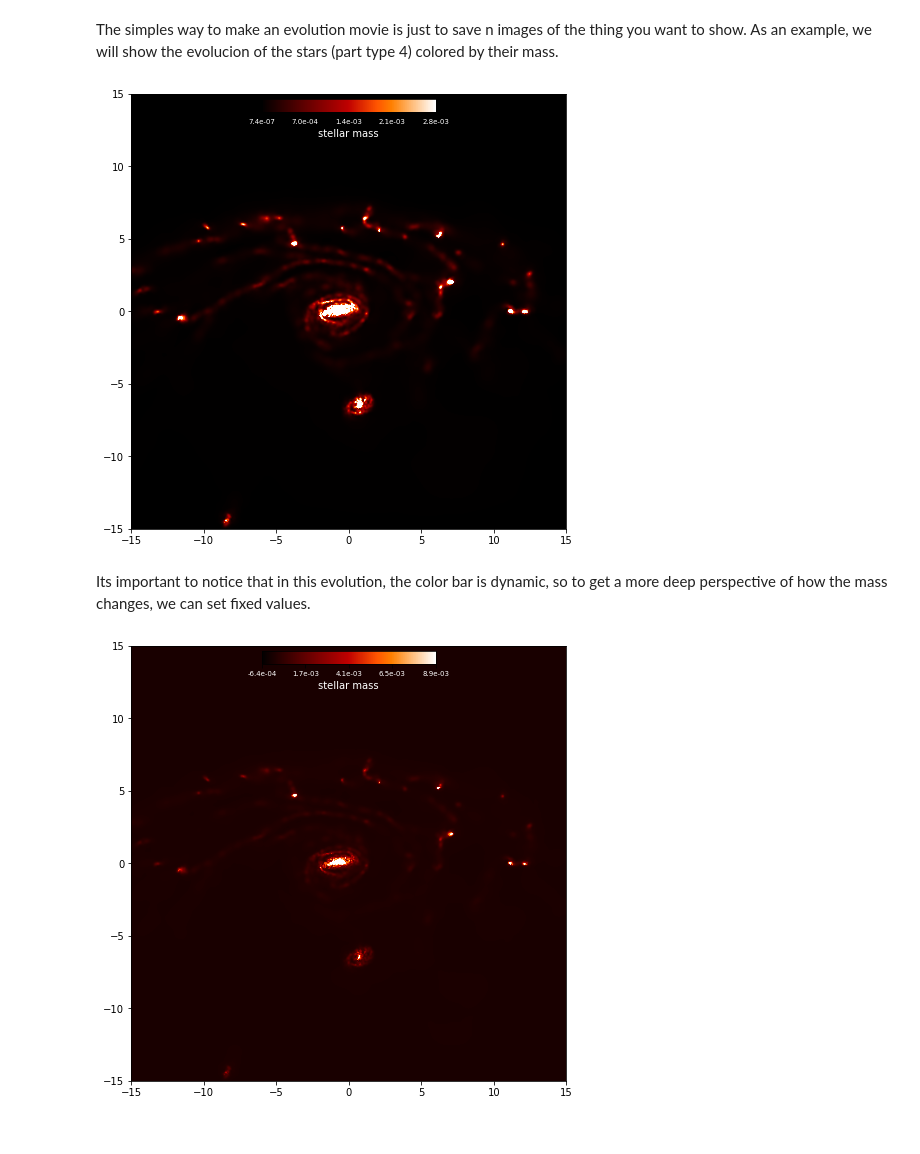
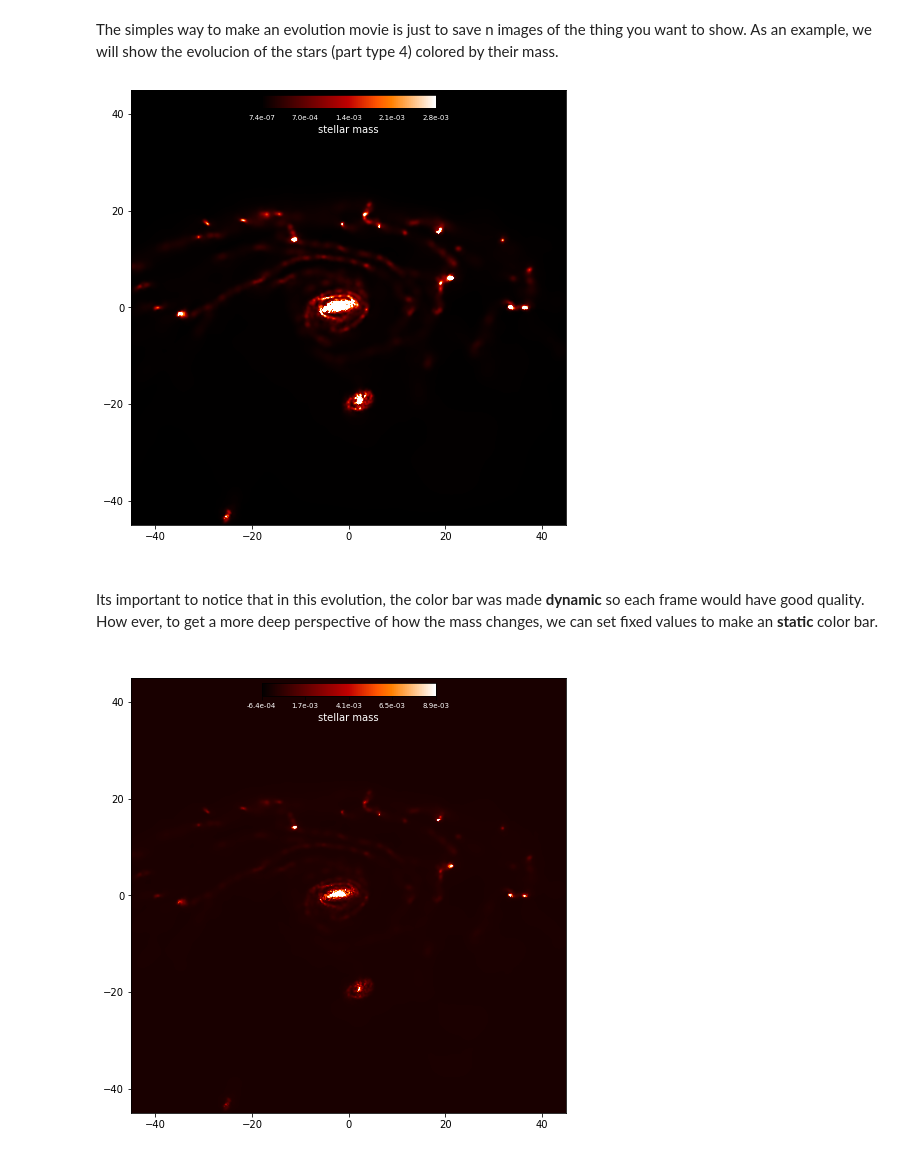
Before and after one commit to sebalepe/sphviewer_userguide, a Jupyter notebook: Sphviewer User Guide.ipynb, the cells around one changed output. Drawn from its saved outputs; the diff is of its cells as text; code cells hidden in the pictures.

Commit message:
fixing extents

```diff
--- a/Sphviewer User Guide.ipynb
+++ b/Sphviewer User Guide.ipynb
@@ -641,4 +654,6 @@ The ecuation used for this calculation is: $$ 12+log_{10}(\frac{mass_{O16}}{16})
 # %%
+snap = SnapViewer('test_file/snap_050.gz')
+
 ox_mass = snap.part[0]['ElementAbundance'][:,3]
 h_mass = snap.part[0]['ElementAbundance'][:,6]
 
@@ -664,3 +679,38 @@ plt.title('Oxygen abundance')
 plt.show()
 # %% [output]
 [figure]
+# %%
+r = 100
+p = np.linspace(0,720, 100)
+t = 45
+imgs = []
+extents = []
+
+for i in range(100):
+    ox_mass = snap.part[0]['ElementAbundance'][:,3]
+    h_mass = snap.part[0]['ElementAbundance'][:,6]
+
+    extent = [-15,15,-15,15]
+
+    ox_qv = snap.quickview(r=r, pos=snap.pos[0], mass=ox_mass, x=x,y=y,z=z, extent=extent, plot=False,
+                        logscale=False, nb=15, t=t, p=p[i])
+    h_qv = snap.quickview(r=r, pos=snap.pos[0], mass=h_mass, x=x,y=y,z=z, extent=extent, plot=False,
+                        logscale=False, nb=15, t=t, p=p[i])
+
+    extents.append( ox_qv.get_extent())
+
+    ox_img = ox_qv.get_image()
+    h_img = h_qv.get_image()
+    ox_ab = snap.fix_img(12 + np.log10(ox_img/16) - np.log10(h_img))
+
+    imgs.append(ox_ab)
+
+vmin, vmax = data.vmean(imgs, 50)
+
+data.init_img()
+
+for i in range(len(imgs)):
+    path = 'imgs/movies/snap_' +  str('%03d'%i)
+    data.show_img(imgs[i], extents[i], vmin=vmin, vmax=vmax, label='ox abundance', l_color='black', save=True,
+                 path=path, cmap='CMRmap')
+data.end_img()
@@ -832,7 +896,7 @@ The simples way to make an evolution movie is just to save n images of the thing
 # %%
 imgs = []
 for snap in data.snaps:
-    particle = snap.particles(snap.pos[0], snap.mass[0])#creo la particula
+    particle = snap.particle(snap.pos[0], snap.mass[0])#creo la particula
     scene = snap.scene(particle) #creo la escena
 
     x,y,z = snap.centroid(snap.pos) #encuentro el centro de masa
@@ -843,24 +907,29 @@ for snap in data.snaps:
 
     render = snap.render(scene)
     imgs.append(render.get_image())
+
+extent = render.get_extent()
 # %%
 #set initial atributs
 
 snap = data.snaps[0]
 
 data.init_img()
 i = 0
 for img in imgs:
     vmin, vmax = snap.get_v(img, 1, 0.09)
-    path = 'imgs/snap_' + str('%03d'%i)
+    path = 'imgs/movies/snap_' + str('%03d'%i)
     data.show_img(img, extent=extent, vmin=vmin, vmax=vmax, label='stellar mass', save=True, path=path,
                  cmap='gist_heat')
     i += 1
 data.end_img()
 # %% [output]
-[figure, old version]
+[figure, new version]
 # %% [markdown]
-Its important to notice that in this evolution, the color bar is dynamic, so to get a more deep perspective of how the mass changes, we can set fixed values.
+<br>
+Its important to notice that in this evolution, the color bar was made <b> dynamic </b> so each frame would have good quality. How ever, to get a more deep perspective of how the mass changes, we can set fixed values to make an <b> static </b> color bar.
+<br>
+<br>
 # %%
 vmin, vmax = data.vmean(imgs, 100)
 # %%
@@ -869,11 +938,11 @@ vmin, vmax = data.vmean(imgs, 100)
 data.init_img()
 u=0
 for img in imgs:
-    path = 'imgs/snap_' + str('%03d'%u)
+    path = 'imgs/movies/snap_' + str('%03d'%u)
     data.show_img(img, extent=extent, vmin=vmin*-2e3, vmax=vmax*0.1, label='stellar mass', save=True, path=path,
                  cmap='gist_heat')
     u += 1
 data.end_img()
 # %% [output]
-[figure, old version]
+[figure, new version]
 # %%
```
Also changed, not shown: parts of 20 cells of this notebook, 13 other files.
